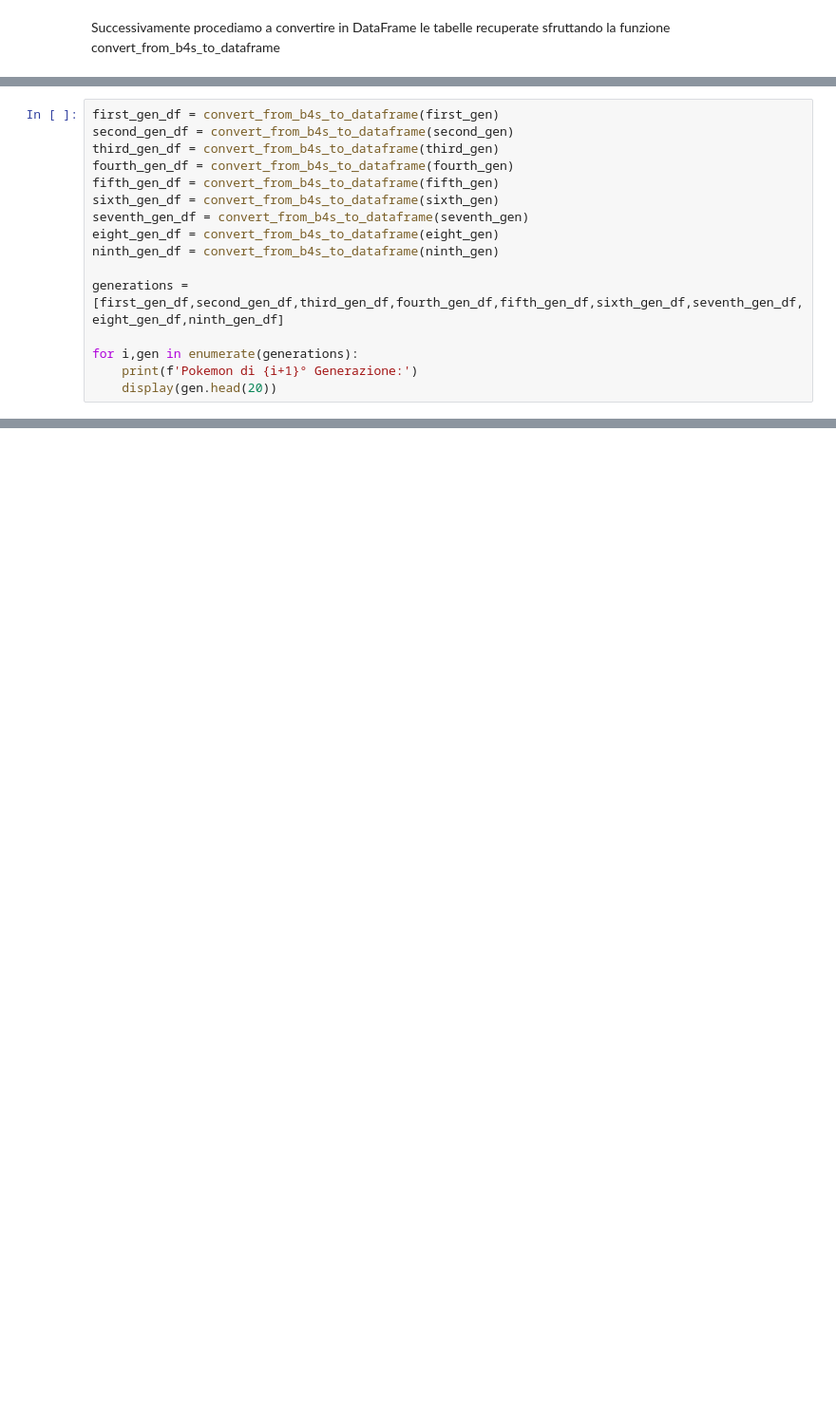
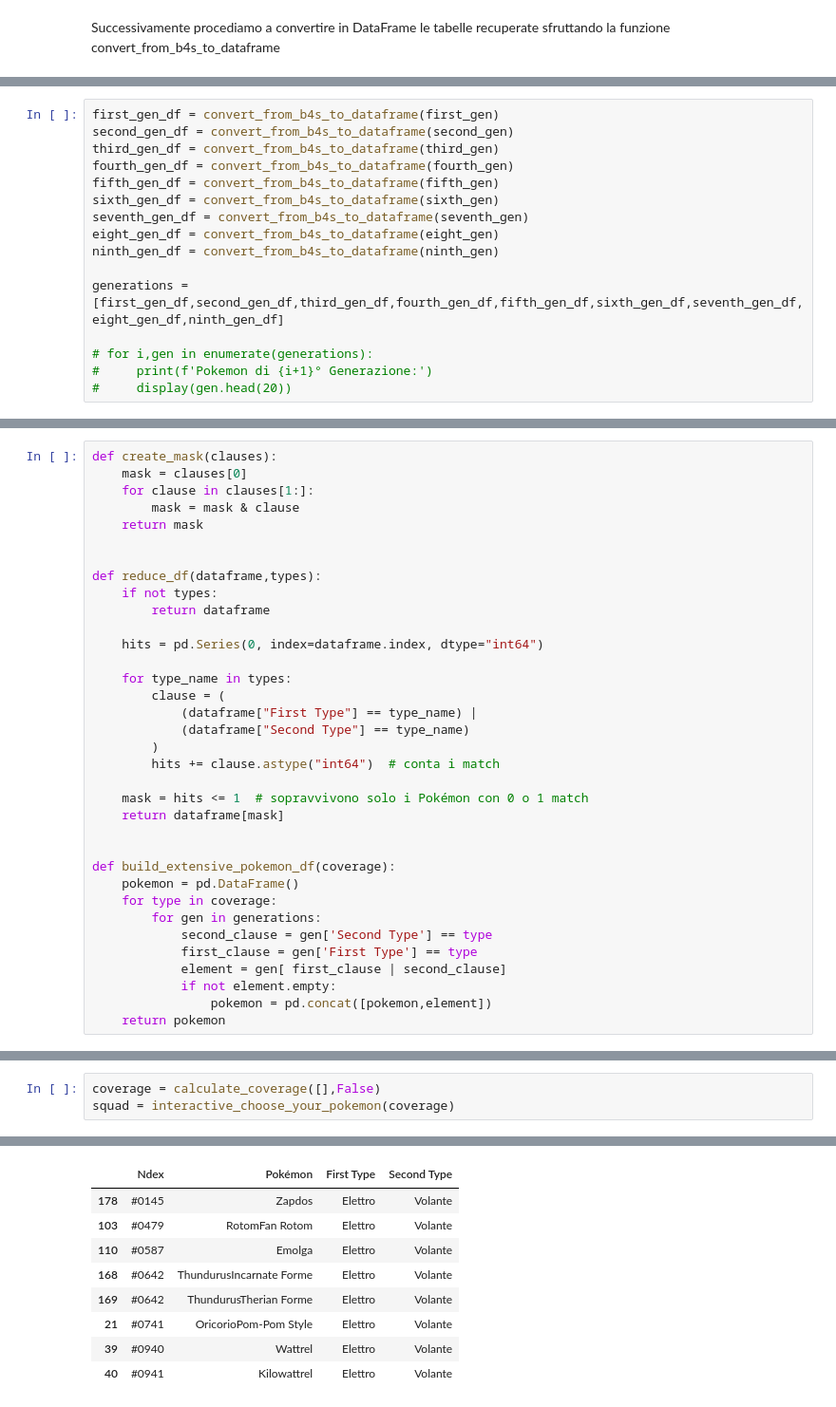
Before and after one commit to TaleWind28/PokemonPy, a Jupyter notebook: Notebook/squadBuilder.ipynb, the cells around one changed output, grey strips where cells are left out. Shown at 95% size. Saved outputs shown, nothing was run; the diff lists cells and outputs as text; blank space fills up the shorter version.

Commit message:
esportato script per vedere visualizzazione su terminale ma non cambia, finita implementazione della costruzione della squadra, ora pensare se unire tutto

```diff
--- a/Notebook/squadBuilder.ipynb
+++ b/Notebook/squadBuilder.ipynb
@@ -441,6 +456,6 @@ ninth_gen_df = convert_from_b4s_to_dataframe(ninth_gen)
 
 generations = [first_gen_df,second_gen_df,third_gen_df,fourth_gen_df,fifth_gen_df,sixth_gen_df,seventh_gen_df,eight_gen_df,ninth_gen_df]
 
-for i,gen in enumerate(generations):
-    print(f'Pokemon di {i+1}° Generazione:')
-    display(gen.head(20))
+# for i,gen in enumerate(generations):
+#     print(f'Pokemon di {i+1}° Generazione:')
+#     display(gen.head(20))
@@ -558,0 +466,35 @@ A conversione avvenuta procediamo abbiamo a disposizione tutti i pokemon esisten
+# %%
+def create_mask(clauses):
+    mask = clauses[0]
+    for clause in clauses[1:]:
+        mask = mask & clause
+    return mask
+
+
+def reduce_df(dataframe,types):
+    if not types:
+        return dataframe
+
+    hits = pd.Series(0, index=dataframe.index, dtype="int64")
+
+    for type_name in types:
+        clause = (
+            (dataframe["First Type"] == type_name) |
+            (dataframe["Second Type"] == type_name)
+        )
+        hits += clause.astype("int64")  # conta i match
+
+    mask = hits <= 1  # sopravvivono solo i Pokémon con 0 o 1 match
+    return dataframe[mask]
+
+
+def build_extensive_pokemon_df(coverage):
+    pokemon = pd.DataFrame()
+    for type in coverage:
+        for gen in generations:
+            second_clause = gen['Second Type'] == type
+            first_clause = gen['First Type'] == type
+            element = gen[ first_clause | second_clause]
+            if not element.empty:
+                pokemon = pd.concat([pokemon,element])
+    return pokemon
@@ -558,0 +648,4 @@ A conversione avvenuta procediamo abbiamo a disposizione tutti i pokemon esisten
+# %%
+coverage = calculate_coverage([],False)
+squad = interactive_choose_your_pokemon(coverage)
+# %% [output]
@@ -558,0 +667,9 @@ A conversione avvenuta procediamo abbiamo a disposizione tutti i pokemon esisten
+|  | Ndex | Pokémon | First Type | Second Type |
+| 178 | #0145 | Zapdos | Elettro | Volante |
+| 103 | #0479 | RotomFan Rotom | Elettro | Volante |
+| 110 | #0587 | Emolga | Elettro | Volante |
+| 168 | #0642 | ThundurusIncarnate Forme | Elettro | Volante |
+| 169 | #0642 | ThundurusTherian Forme | Elettro | Volante |
+| 21 | #0741 | OricorioPom-Pom Style | Elettro | Volante |
+| 39 | #0940 | Wattrel | Elettro | Volante |
+| 40 | #0941 | Kilowattrel | Elettro | Volante |
```
Also changed, not shown: parts of 23 cells of this notebook, 1 other file.
